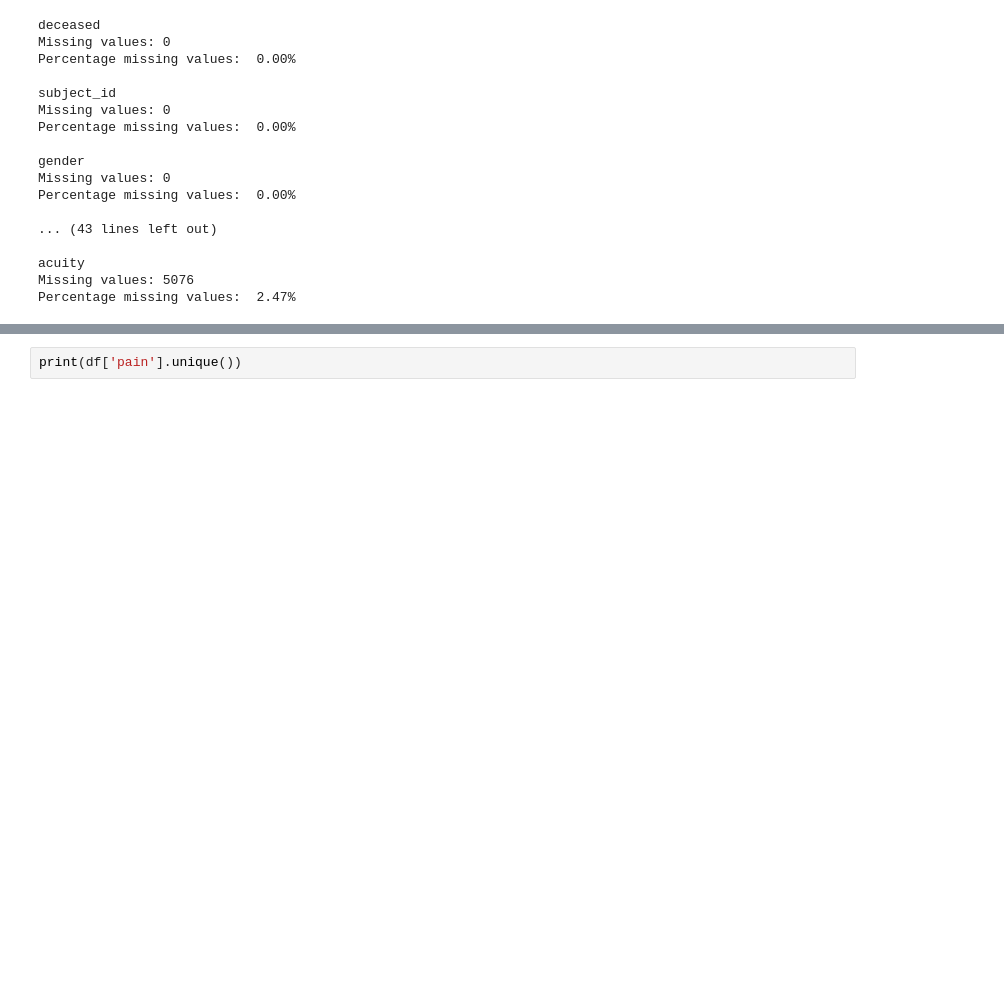
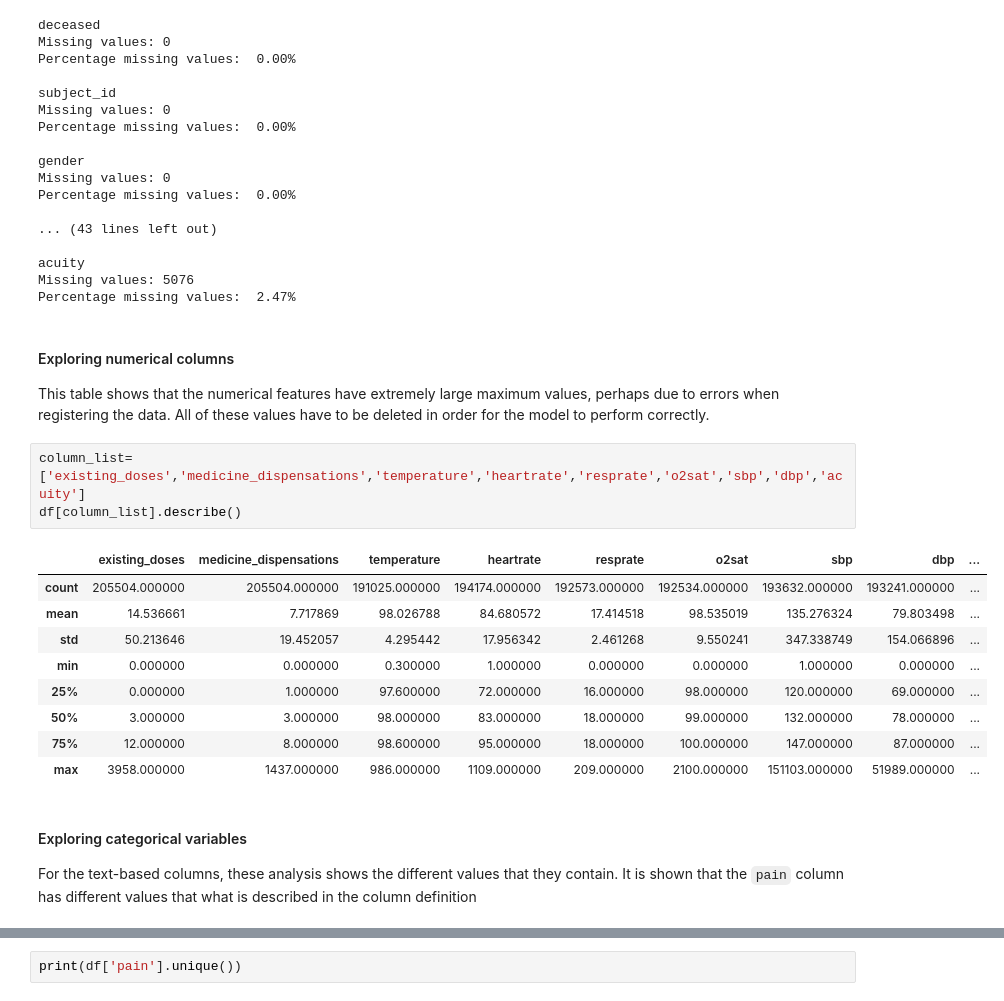
Before and after one commit to mxPorf/Capstone-predict-mortality-EmergencyDepartment, a Jupyter notebook: capstone-project-template-with-sections.ipynb, the cells around one changed output, grey strips where cells are left out. Drawn from its saved outputs; the diff is of its cells as text; blank space fills up the shorter version.

Commit message:
Correct formatting of the notebook that contains the prooject implementation

```diff
--- a/capstone-project-template-with-sections.ipynb
+++ b/capstone-project-template-with-sections.ipynb
@@ -148,4 +135,23 @@ Percentage missing values:  0.00%
 acuity
 Missing values: 5076
 Percentage missing values:  2.47%
+# %% [markdown]
+#### Exploring numerical columns
+This table shows that the numerical features have extremely large maximum values, perhaps due to errors when registering the data. All of these values have to be deleted in order for the model to perform correctly.
+# %%
+column_list=['existing_doses','medicine_dispensations','temperature','heartrate','resprate','o2sat','sbp','dbp','acuity']
+df[column_list].describe()
+# %% [output]
+|  | existing_doses | medicine_dispensations | temperature | heartrate | resprate | o2sat | sbp | dbp | ... |
+| count | 205504.000000 | 205504.000000 | 191025.000000 | 194174.000000 | 192573.000000 | 192534.000000 | 193632.000000 | 193241.000000 | ... |
+| mean | 14.536661 | 7.717869 | 98.026788 | 84.680572 | 17.414518 | 98.535019 | 135.276324 | 79.803498 | ... |
+| std | 50.213646 | 19.452057 | 4.295442 | 17.956342 | 2.461268 | 9.550241 | 347.338749 | 154.066896 | ... |
+| min | 0.000000 | 0.000000 | 0.300000 | 1.000000 | 0.000000 | 0.000000 | 1.000000 | 0.000000 | ... |
+| 25% | 0.000000 | 1.000000 | 97.600000 | 72.000000 | 16.000000 | 98.000000 | 120.000000 | 69.000000 | ... |
+| 50% | 3.000000 | 3.000000 | 98.000000 | 83.000000 | 18.000000 | 99.000000 | 132.000000 | 78.000000 | ... |
+| 75% | 12.000000 | 8.000000 | 98.600000 | 95.000000 | 18.000000 | 100.000000 | 147.000000 | 87.000000 | ... |
+| max | 3958.000000 | 1437.000000 | 986.000000 | 1109.000000 | 209.000000 | 2100.000000 | 151103.000000 | 51989.000000 | ... |
+# %% [markdown]
+#### Exploring categorical variables
+For the text-based columns, these analysis shows the different values that they contain. It is shown that the `pain` column has different values that what is described in the column definition
 # %%
```
Also changed, not shown: parts of 53 cells of this notebook.
